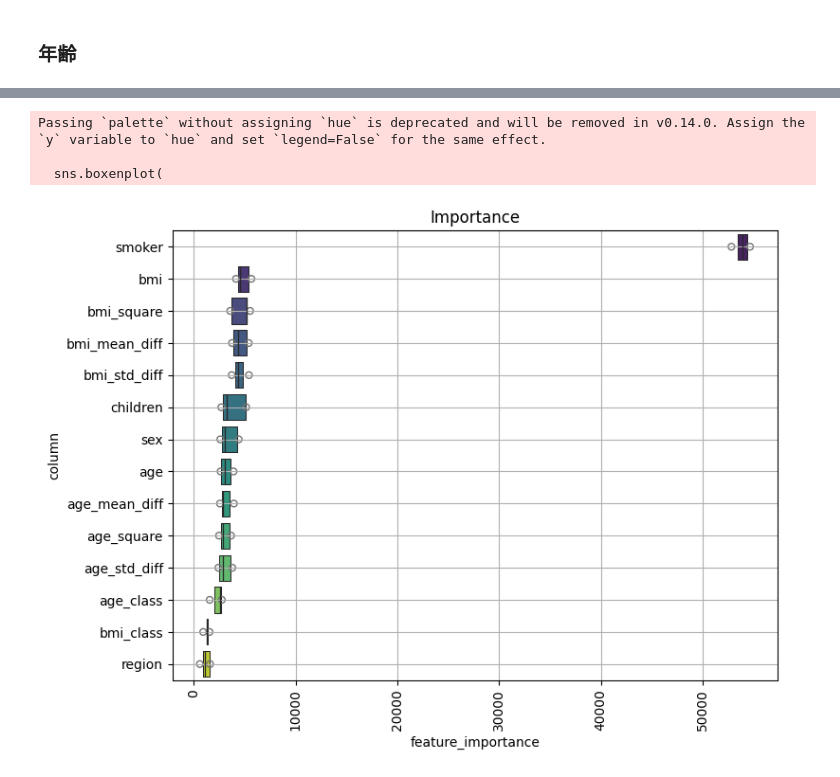
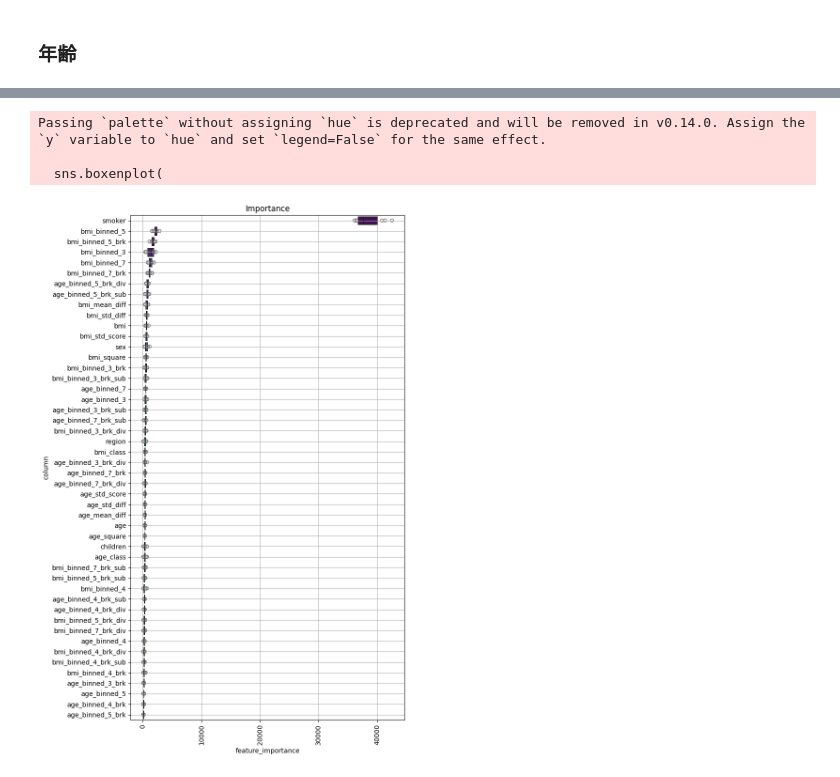
Before and after one commit to tunamaguro/signate-competition-991, a Jupyter notebook: src/boosting.ipynb, the cells around one changed output, grey strips where cells are left out. Drawn from its saved outputs; the diff is of its cells as text; code cells hidden in the pictures.

```diff
--- a/src/boosting.ipynb
+++ b/src/boosting.ipynb
@@ -94,7 +94,9 @@ bmi_class = merged_df.select(
 
 bmi_mean_diff = merged_df.select((bmi_col.mean() - bmi_col).alias("bmi_mean_diff"))
 bmi_std_diff = merged_df.select((bmi_col.std() - bmi_col).alias("bmi_std_diff"))
-
+bmi_std_score = merged_df.select(
+    ((bmi_col - bmi_col.mean()) / bmi_col.std()).alias("bmi_std_score")
+)
 
 bmi_square = merged_df.select((bmi_col * bmi_col).alias("bmi_square"))
 # %% [markdown]
@@ -141,5 +143,8 @@ age_class = merged_df.select(
 
 age_mean_diff = merged_df.select((age_col.mean() - age_col).alias("age_mean_diff"))
 age_std_diff = merged_df.select((age_col.std() - age_col).alias("age_std_diff"))
+age_std_score = merged_df.select(
+    ((age_col - age_col.mean()) / age_col.std()).alias("age_std_score")
+)
 
 age_square = merged_df.select((age_col * age_col).alias("age_square"))
@@ -191,5 +293,3 @@ categorical_features
-# %%
-all_data = all_data.with_columns(cs.categorical().to_physical().cast(pl.Int32))
 # %%
 all_data
 # %% [output]
@@ -422,0 +497,32 @@ weighted avg       0.88      0.89      0.88       320
+# %%
+from sklearn.model_selection import train_test_split
+from imblearn.under_sampling import RandomUnderSampler
+
+gbm_models = []
+cat_models = []
+svm_models = []
+
+FOLD = 10
+
+for fold in range(FOLD):
+    rus = RandomUnderSampler(
+        sampling_strategy={0: 600, 1: 198, 2: 146}, random_state=fold * 123
+    )
+    X_resampled, Y_resampled = rus.fit_resample(train_features, train_objective)
+    X_train, X_valid, Y_train, Y_valid = train_test_split(
+        X_resampled,
+        Y_resampled,
+        test_size=0.2,
+        shuffle=True,
+        stratify=Y_resampled,
+        random_state=fold * 123,
+    )
+
+    gbm, proba = train_light_gbm(X_train, Y_train, X_valid, Y_valid, seed=fold * 123)
+    gbm_models.append(gbm)
+
+    cat, proba = train_catboost(X_train, Y_train, X_valid, Y_valid, seed=fold * 123)
+    cat_models.append(cat)
+
+    svm = train_svm(X_resampled, Y_resampled, seed=fold * 123)
+    svm_models.append(svm)
@@ -439,7 +693,7 @@ def visualize_importance(models, feat_train_df):
     feature_importance_df = pd.DataFrame()
     for i, model in enumerate(models):
         _df = pd.DataFrame()
-        _df["feature_importance"] = model.feature_importance(importance_type="gain")
+        _df["feature_importance"] = model.feature_importances_
 
         _df["column"] = feat_train_df.columns
         _df["fold"] = i + 1
@@ -448,32 +702,32 @@ def visualize_importance(models, feat_train_df):
         )
 
     order = (
         feature_importance_df.groupby("column")
         .sum()[["feature_importance"]]
         .sort_values("feature_importance", ascending=False)
         .index[:50]
     )
 
     fig, ax = plt.subplots(figsize=(8, max(6, len(order) * 0.25)))
     sns.boxenplot(
         data=feature_importance_df,
         x="feature_importance",
         y="column",
         order=order,
         ax=ax,
         palette="viridis",
         orient="h",
     )
     ax.tick_params(axis="x", rotation=90)
     ax.set_title("Importance")
     ax.grid()
     fig.tight_layout()
     return fig, ax
 
 
-fig, ax = visualize_importance(models, train_features)
+fig, ax = visualize_importance(gbm_models, train_features)
 # %% [output]
 Passing `palette` without assigning `hue` is deprecated and will be removed in v0.14.0. Assign the `y` variable to `hue` and set `legend=False` for the same effect.
 
   sns.boxenplot(
-[figure, old version]
+[figure, new version]
```
Also changed, not shown: parts of 22 cells of this notebook, 2 other files.
